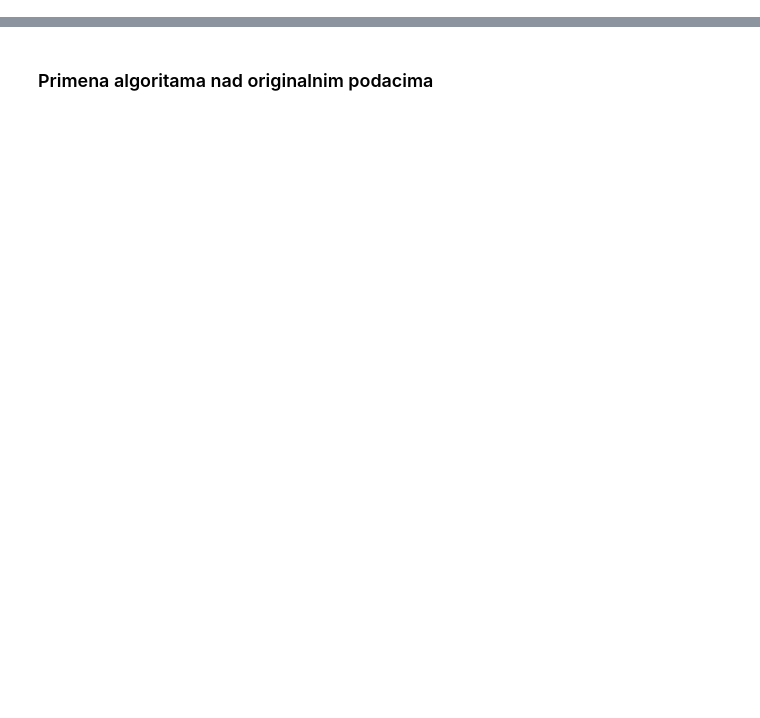
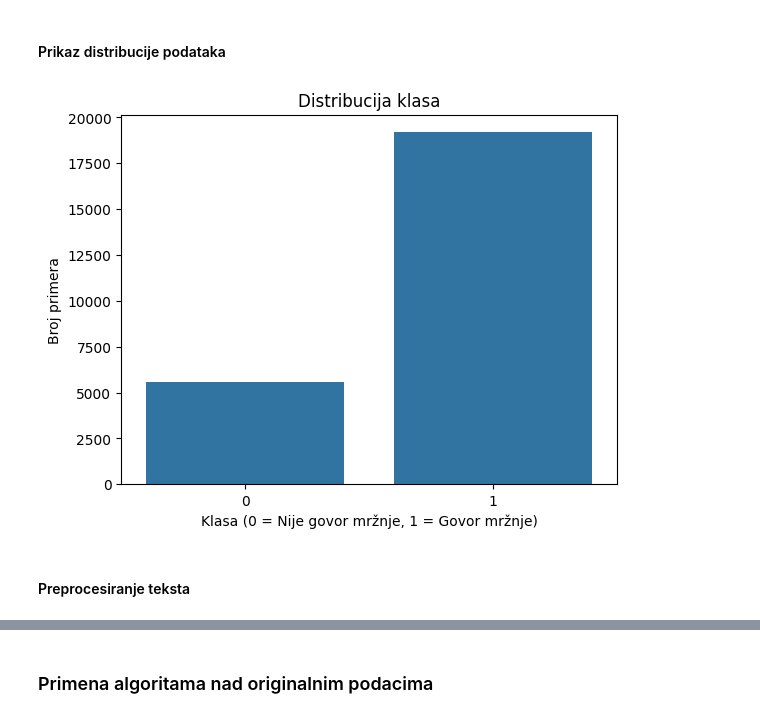
Before and after one commit to katarinaast/Text-data-augmentation, a Jupyter notebook: data_augmentation.ipynb, the cells around one changed output, grey strips where cells are left out. Cells and saved outputs as stored; diff of their text form; code cells hidden in the pictures; blank space fills up the shorter version.

```diff
--- a/data_augmentation.ipynb
+++ b/data_augmentation.ipynb
@@ -23,9 +43,11 @@ print(df.head())
+# %% [markdown]
+#### Prikaz distribucije podataka
 # %%
 import matplotlib.pyplot as plt
 import seaborn as sns
 
 # Kreiraj novu kolonu 'label' za binarnu klasifikaciju
-# df['label'] = df['class'].apply(lambda x: 1 if x == 1 else 0)
+df['label'] = df['class'].apply(lambda x: 1 if x == 1 else 0)
 def plot_distribution(data, column):
 # Prikaži distribuciju klasa
     class_counts = data[column].value_counts()
@@ -41,3 +61,9 @@ df['label']
+# %%
+plot_distribution(df, 'label')
+# %% [output]
+[figure, added]
+# %% [markdown]
+#### Preprocesiranje teksta
 # %%
 def preprocess_text(df, text_column):
     """
```
Also changed, not shown: parts of 20 cells of this notebook, 1 other file.
